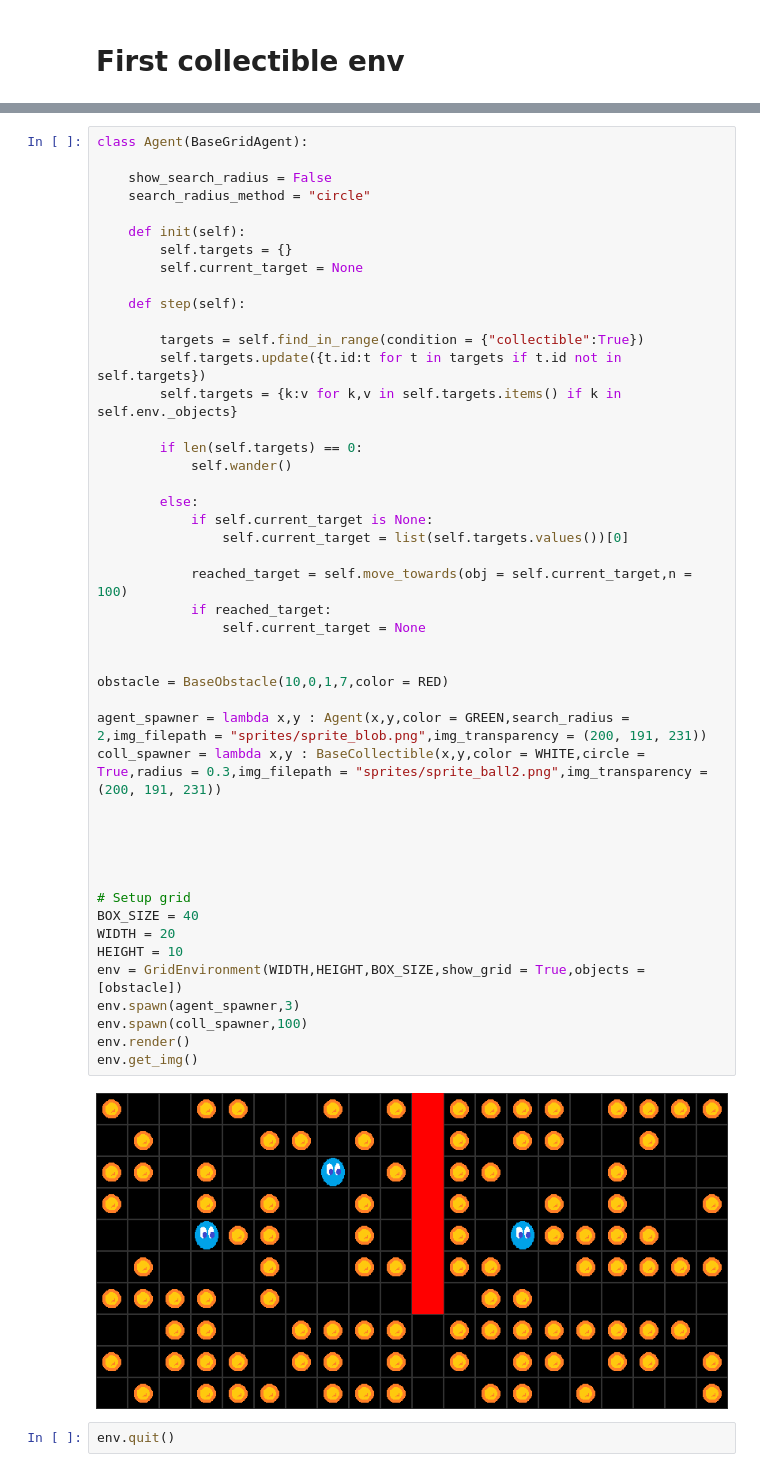
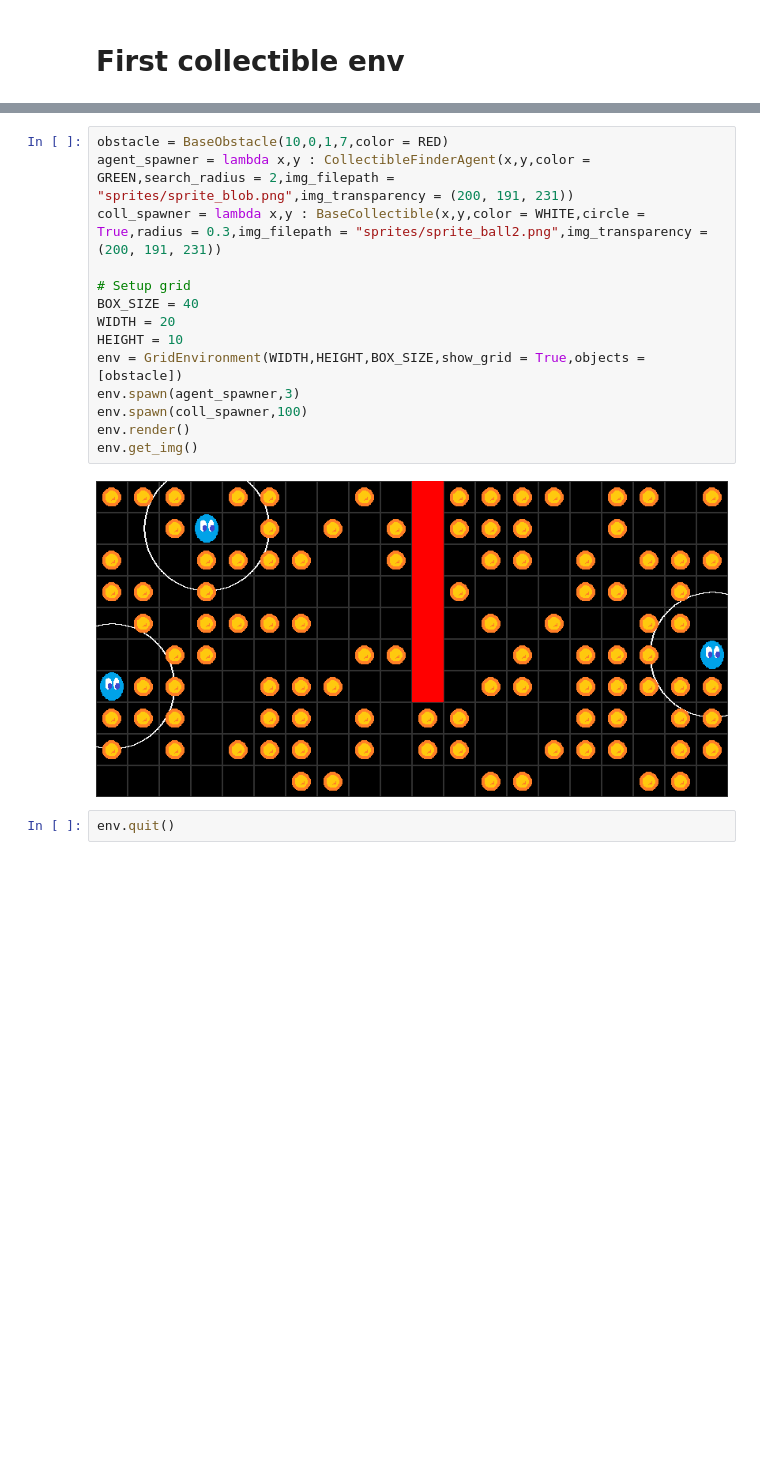
Before and after one commit to TheoLvs/westworld, a Jupyter notebook: examples/dev/20200602 - Refactoring with sprites and vision range.ipynb, the cells around one changed output, grey strips where cells are left out. Saved outputs shown, nothing was run; the diff lists cells and outputs as text; blank space fills up the shorter version.

```diff
--- a/examples/dev/20200602 - Refactoring with sprites and vision range.ipynb
+++ b/examples/dev/20200602 - Refactoring with sprites and vision range.ipynb
@@ -28,51 +45,19 @@ Hello from the pygame community. https://www.pygame.org/contribute.html
 # %%
-class Agent(BaseGridAgent):
-
-    show_search_radius = False
-    search_radius_method = "circle"
-
-    def init(self):
-        self.targets = {}
-        self.current_target = None
-
-    def step(self):
-
-        targets = self.find_in_range(condition = {"collectible":True})
-        self.targets.update({t.id:t for t in targets if t.id not in self.targets})
-        self.targets = {k:v for k,v in self.targets.items() if k in self.env._objects}
-
-        if len(self.targets) == 0:
-            self.wander()
-
-        else:
-            if self.current_target is None:
-                self.current_target = list(self.targets.values())[0]
-
-            reached_target = self.move_towards(obj = self.current_target,n = 100)
-            if reached_target:
-                self.current_target = None
-
-
 obstacle = BaseObstacle(10,0,1,7,color = RED)
-
-agent_spawner = lambda x,y : Agent(x,y,color = GREEN,search_radius = 2,img_filepath = "sprites/sprite_blob.png",img_transparency = (200, 191, 231))
+agent_spawner = lambda x,y : CollectibleFinderAgent(x,y,color = GREEN,search_radius = 2,img_filepath = "sprites/sprite_blob.png",img_transparency = (200, 191, 231))
 coll_spawner = lambda x,y : BaseCollectible(x,y,color = WHITE,circle = True,radius = 0.3,img_filepath = "sprites/sprite_ball2.png",img_transparency = (200, 191, 231))
-
-
-
-
 
 # Setup grid
 BOX_SIZE = 40
 WIDTH = 20
 HEIGHT = 10
 env = GridEnvironment(WIDTH,HEIGHT,BOX_SIZE,show_grid = True,objects = [obstacle])
 env.spawn(agent_spawner,3)
 env.spawn(coll_spawner,100)
 env.render()
 env.get_img()
 # %% [output]
-[figure, old version]
+[figure, new version]
 # %%
 env.quit()
 # %% [markdown]
```
Also changed, not shown: parts of 8 cells of this notebook, 11 other files.
